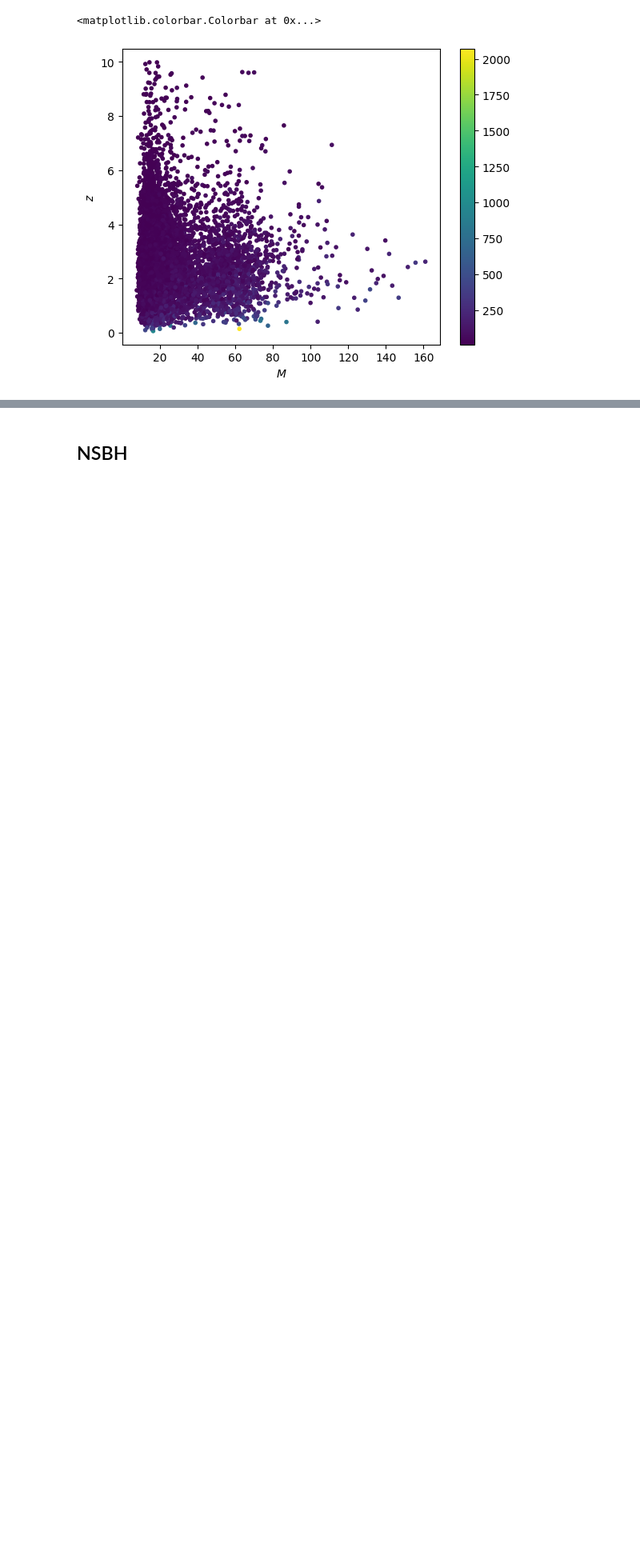
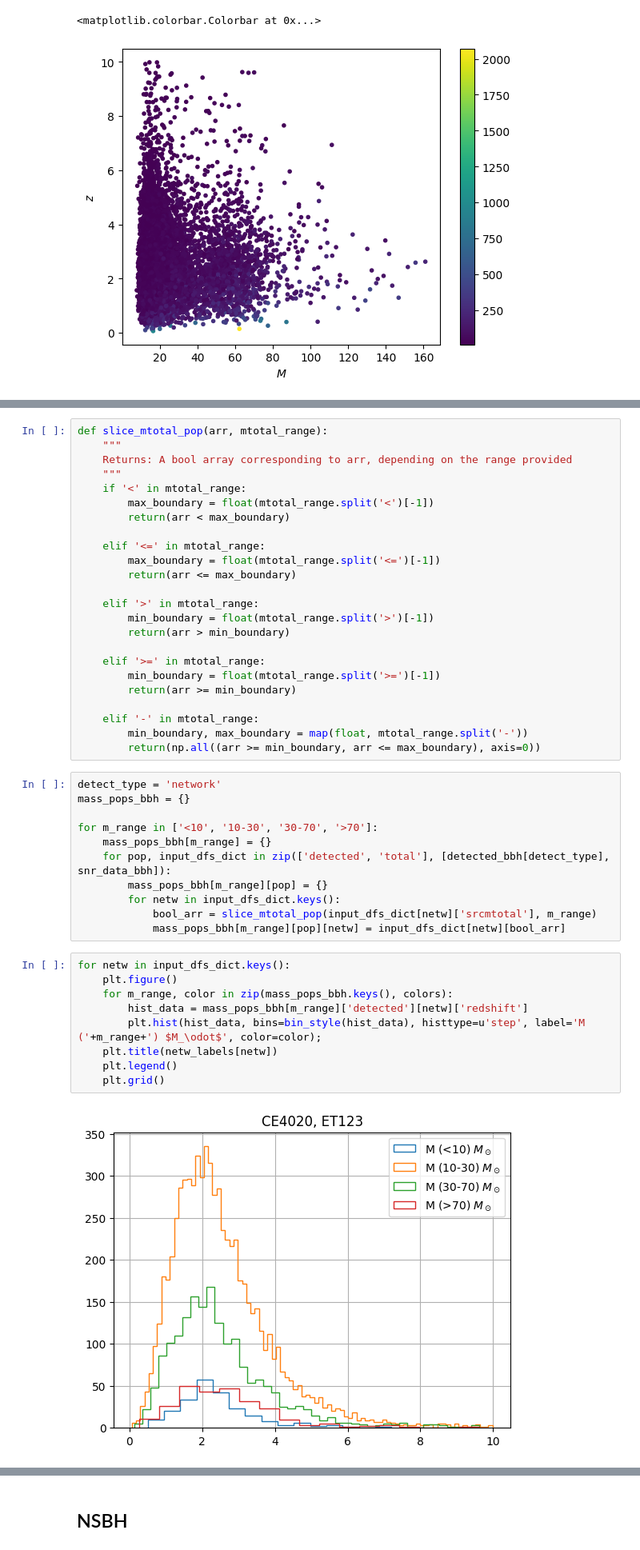
Before and after one commit to divyajyoti09/next_gen_detect, a Jupyter notebook: SNR_plots.ipynb, the cells around one changed output, grey strips where cells are left out. Shown at 80% size. Saved outputs shown, nothing was run; the diff lists cells and outputs as text; blank space fills up the shorter version.

```diff
--- a/SNR_plots.ipynb
+++ b/SNR_plots.ipynb
@@ -101,0 +121,46 @@ plt.colorbar()
+# %%
+def slice_mtotal_pop(arr, mtotal_range):
+    """
+    Returns: A bool array corresponding to arr, depending on the range provided
+    """
+    if '<' in mtotal_range:
+        max_boundary = float(mtotal_range.split('<')[-1])
+        return(arr < max_boundary)
+
+    elif '<=' in mtotal_range:
+        max_boundary = float(mtotal_range.split('<=')[-1])
+        return(arr <= max_boundary)
+
+    elif '>' in mtotal_range:
+        min_boundary = float(mtotal_range.split('>')[-1])
+        return(arr > min_boundary)
+
+    elif '>=' in mtotal_range:
+        min_boundary = float(mtotal_range.split('>=')[-1])
+        return(arr >= min_boundary)
+
+    elif '-' in mtotal_range:
+        min_boundary, max_boundary = map(float, mtotal_range.split('-'))
+        return(np.all((arr >= min_boundary, arr <= max_boundary), axis=0))
+# %%
+detect_type = 'network'
+mass_pops_bbh = {}
+
+for m_range in ['<10', '10-30', '30-70', '>70']:
+    mass_pops_bbh[m_range] = {}
+    for pop, input_dfs_dict in zip(['detected', 'total'], [detected_bbh[detect_type], snr_data_bbh]):
+        mass_pops_bbh[m_range][pop] = {}
+        for netw in input_dfs_dict.keys():
+            bool_arr = slice_mtotal_pop(input_dfs_dict[netw]['srcmtotal'], m_range)
+            mass_pops_bbh[m_range][pop][netw] = input_dfs_dict[netw][bool_arr]
+# %%
+for netw in input_dfs_dict.keys():
+    plt.figure()
+    for m_range, color in zip(mass_pops_bbh.keys(), colors):
+        hist_data = mass_pops_bbh[m_range]['detected'][netw]['redshift']
+        plt.hist(hist_data, bins=bin_style(hist_data), histtype=u'step', label='M ('+m_range+') $M_\odot$', color=color);
+    plt.title(netw_labels[netw])
+    plt.legend()
+    plt.grid()
+# %% [output]
+[figure, added]
```
Also changed, not shown: parts of 13 cells of this notebook.
